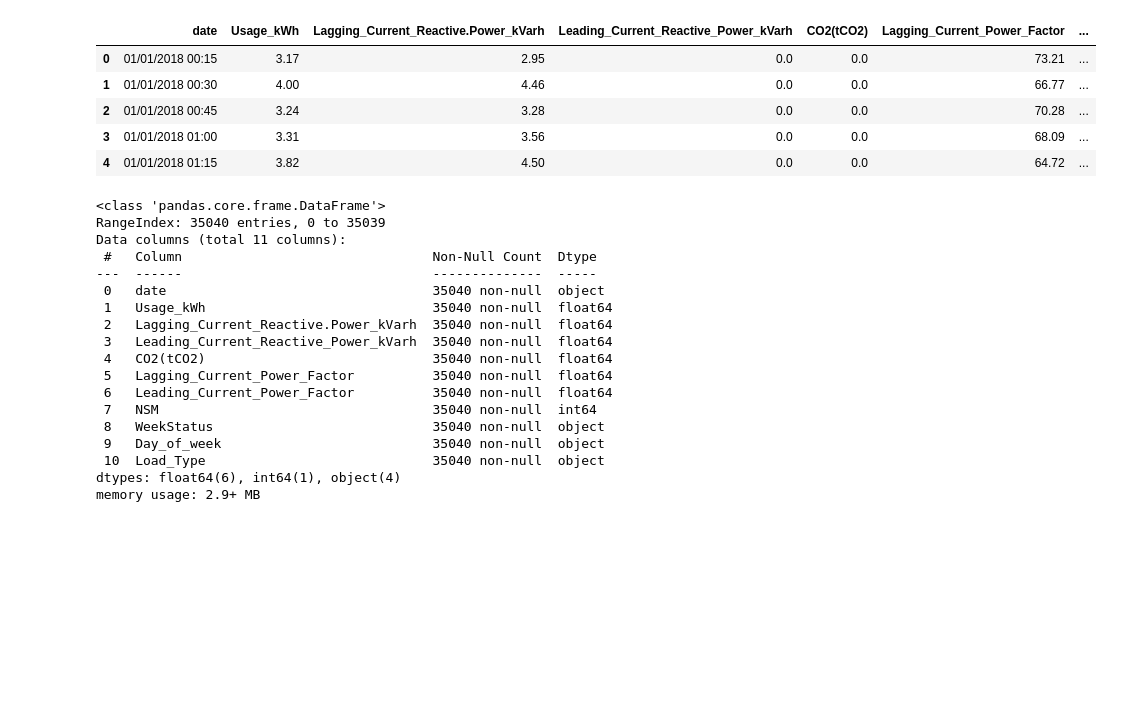
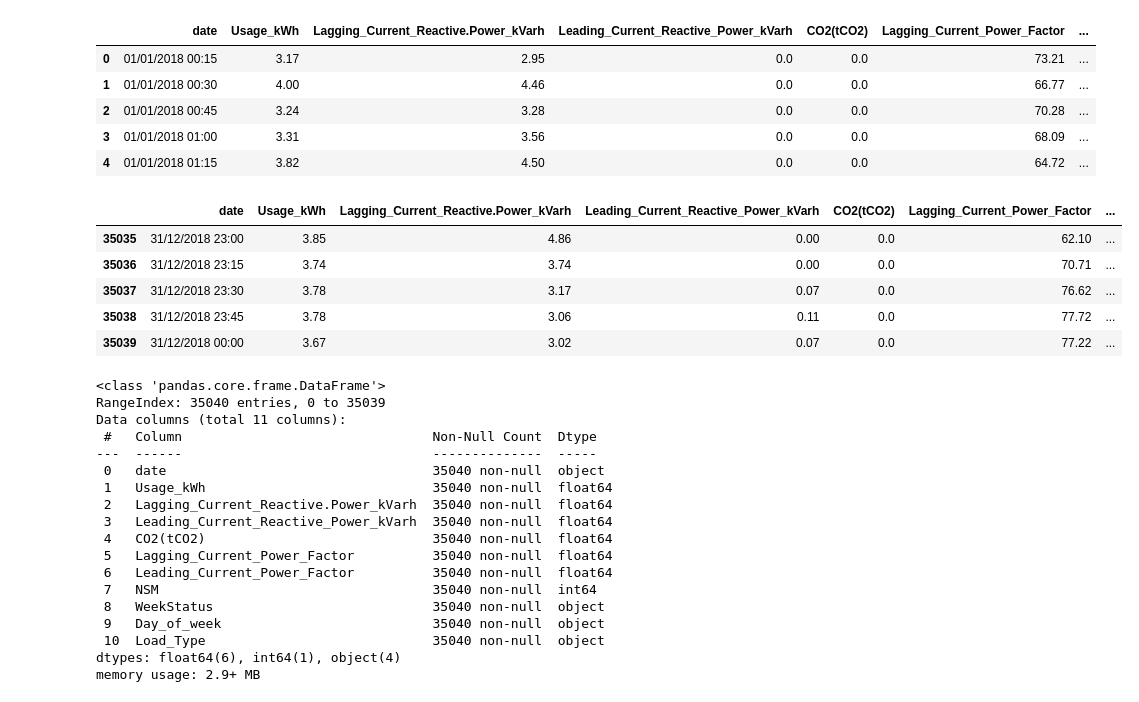
Before and after one commit to jonathern/steel-industry-energy-consumption, a Jupyter notebook: files/eda&model.ipynb, the cells around one changed output. Drawn from its saved outputs; the diff is of its cells as text; code cells hidden in the pictures; blank space fills up the shorter version.

```diff
--- a/files/eda&model.ipynb
+++ b/files/eda&model.ipynb
@@ -13,4 +15,13 @@ df.head()
 | 2 | 01/01/2018 00:45 | 3.24 | 3.28 | 0.0 | 0.0 | 70.28 | ... |
 | 3 | 01/01/2018 01:00 | 3.31 | 3.56 | 0.0 | 0.0 | 68.09 | ... |
 | 4 | 01/01/2018 01:15 | 3.82 | 4.50 | 0.0 | 0.0 | 64.72 | ... |
+# %%
+df.tail()
+# %% [output]
+|  | date | Usage_kWh | Lagging_Current_Reactive.Power_kVarh | Leading_Current_Reactive_Power_kVarh | CO2(tCO2) | Lagging_Current_Power_Factor | ... |
+| 35035 | 31/12/2018 23:00 | 3.85 | 4.86 | 0.00 | 0.0 | 62.10 | ... |
+| 35036 | 31/12/2018 23:15 | 3.74 | 3.74 | 0.00 | 0.0 | 70.71 | ... |
+| 35037 | 31/12/2018 23:30 | 3.78 | 3.17 | 0.07 | 0.0 | 76.62 | ... |
+| 35038 | 31/12/2018 23:45 | 3.78 | 3.06 | 0.11 | 0.0 | 77.72 | ... |
+| 35039 | 31/12/2018 00:00 | 3.67 | 3.02 | 0.07 | 0.0 | 77.22 | ... |
 # %%
```
Also changed, not shown: parts of 10 cells of this notebook.
